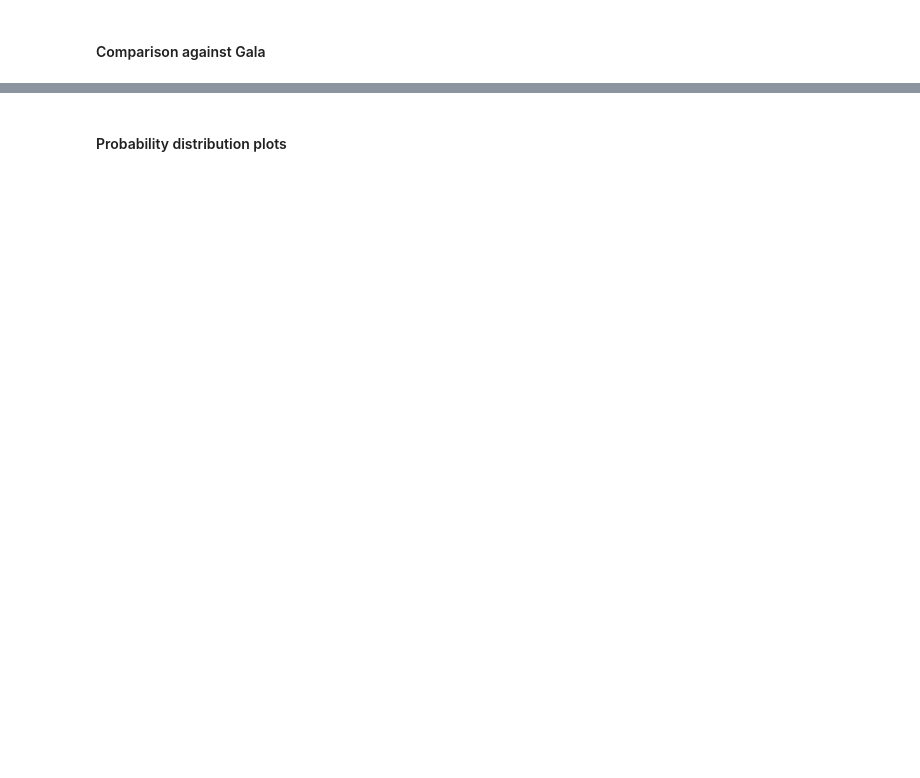
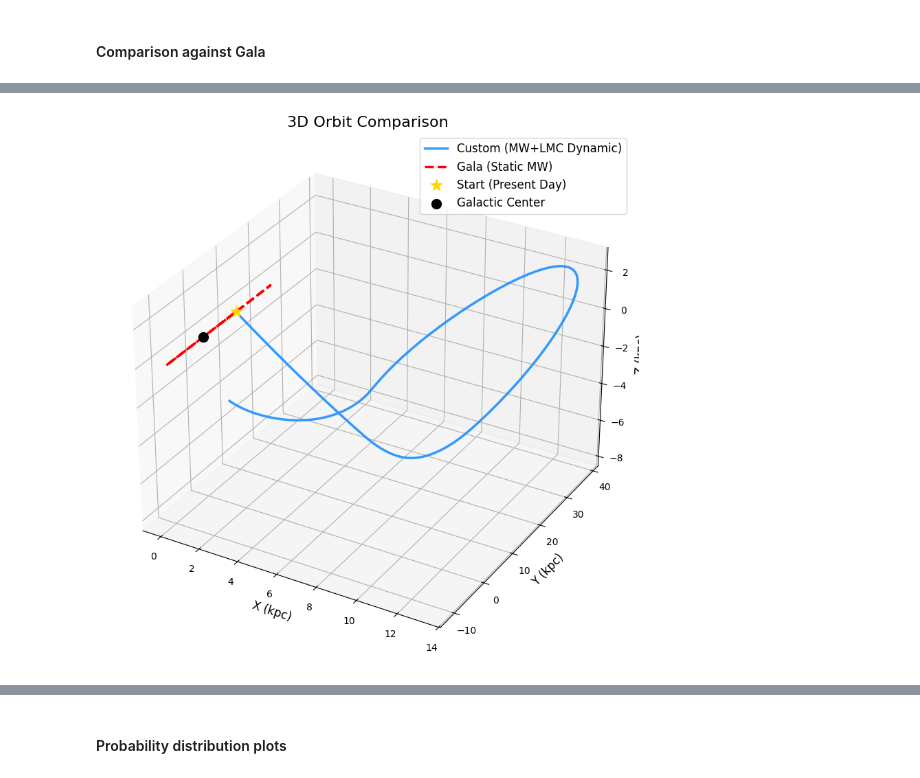
Before and after one commit to andrewqin29/hvs-integrator, a Jupyter notebook: notebooks/orbit_integration_mw_and_lmc.ipynb, the cells around one changed output, grey strips where cells are left out. Saved outputs shown, nothing was run; the diff lists cells and outputs as text; code cells hidden in the pictures; blank space fills up the shorter version.

```diff
--- a/notebooks/orbit_integration_mw_and_lmc.ipynb
+++ b/notebooks/orbit_integration_mw_and_lmc.ipynb
@@ -66,14 +66,15 @@ Successfully loaded and processed MW and LMC orbital data.
 # %% [markdown]
 #### Comparison against Gala
 # %%
-hvs_id = 4
-star_data = cartesian_df[cartesian_df['HVS'] == hvs_id].iloc[0]
+initial_pos = np.array([0, 10, 0])
+initial_vel = np.array([0, 0, 0]) # in km/s
 
-initial_pos_custom = star_data[['x', 'y', 'z']].values.astype(float)
-initial_vel_custom = star_data[['u', 'v', 'w']].values.astype(float) * KM_S_TO_KPC_MYR
+initial_pos_custom = initial_pos
+initial_vel_kpcmyr = initial_vel * KM_S_TO_KPC_MYR
+initial_vel_custom = initial_vel_kpcmyr
 
-initial_pos_gala = initial_pos_custom * u.kpc
-initial_vel_gala = star_data[['u', 'v', 'w']].values.astype(float) * u.km / u.s
+initial_pos_gala = initial_pos * u.kpc
+initial_vel_gala = initial_vel * u.km / u.s
 
 N_STEPS = 800
 DT = -0.5
@@ -99,6 +100,6 @@ print("Custom integration complete.")
 print("\nIntegrating orbit with Gala's static MilkyWayPotential...")
 gala_potential = gp.MilkyWayPotential()
 initial_phasespace_gala = gd.PhaseSpacePosition(pos=initial_pos_gala, vel=initial_vel_gala)
-gala_orbit = gala_potential.integrate_orbit(initial_phasespace_gala, dt=DT*u.Myr, n_steps=N_STEPS-1)
+gala_orbit = gala_potential.integrate_orbit(initial_phasespace_gala, dt=DT*u.Myr, n_steps=N_STEPS-1, Integrator=gi.LeapfrogIntegrator)
 print("Gala integration complete.")
 # %% [output]
@@ -105,0 +112,77 @@ ValueError: operands could not be broadcast together with shapes (5,) (115,)
+# %%
+fig_3d = plt.figure(figsize=(12, 10))
+ax_3d = fig_3d.add_subplot(111, projection='3d')
+
+# Custom orbit
+ax_3d.plot(custom_orbit[:, 0], custom_orbit[:, 1], custom_orbit[:, 2],
+           label='Custom (MW+LMC Dynamic)', lw=2.5, color='dodgerblue', alpha=0.9)
+# Gala orbit
+ax_3d.plot(gala_orbit.x, gala_orbit.y, gala_orbit.z,
+           label='Gala (Static MW)', lw=2.5, color='red', linestyle='--')
+
+# Mark start and end points
+ax_3d.scatter(initial_pos_custom[0], initial_pos_custom[1], initial_pos_custom[2],
+              color='gold', s=150, marker='*', label='Start (Present Day)', zorder=5)
+ax_3d.scatter(0, 0, 0, color='black', s=100, marker='o', label='Galactic Center')
+
+ax_3d.set_xlabel("X (kpc)", fontsize=12)
+ax_3d.set_ylabel("Y (kpc)", fontsize=12)
+ax_3d.set_zlabel("Z (kpc)", fontsize=12)
+ax_3d.set_title(f"3D Orbit Comparison", fontsize=16)
+ax_3d.legend(fontsize=12)
+
+# 2d plots
+fig_2d, axes_2d = plt.subplots(1, 3, figsize=(20, 6.5))
+fig_2d.suptitle(f'2D Orbit Projections', fontsize=18)
+
+custom_label = 'Custom (MW+LMC)'
+gala_label = 'Gala (Static)'
+
+# XY Plane
+axes_2d[0].plot(custom_orbit[:, 0], custom_orbit[:, 1], lw=2, color='dodgerblue', label=custom_label)
+axes_2d[0].plot(gala_orbit.x.value, gala_orbit.y.value, lw=2, color='red', linestyle='--', label=gala_label)
+axes_2d[0].set_xlabel('X (kpc)', fontsize=12)
+axes_2d[0].set_ylabel('Y (kpc)', fontsize=12)
+axes_2d[0].set_title('XY Plane', fontsize=14)
+axes_2d[0].set_aspect('equal', 'box')
+axes_2d[0].grid(True, linestyle=':', alpha=0.6)
+
+# XZ Plane
+axes_2d[1].plot(custom_orbit[:, 0], custom_orbit[:, 2], lw=2, color='dodgerblue')
+axes_2d[1].plot(gala_orbit.x.value, gala_orbit.z.value, lw=2, color='red', linestyle='--')
+axes_2d[1].set_xlabel('X (kpc)', fontsize=12)
+axes_2d[1].set_ylabel('Z (kpc)', fontsize=12)
+axes_2d[1].set_title('XZ Plane', fontsize=14)
+axes_2d[1].set_aspect('equal', 'box')
+axes_2d[1].grid(True, linestyle=':', alpha=0.6)
+
+# YZ Plane
+axes_2d[2].plot(custom_orbit[:, 1], custom_orbit[:, 2], lw=2, color='dodgerblue')
+axes_2d[2].plot(gala_orbit.y.value, gala_orbit.z.value, lw=2, color='red', linestyle='--')
+axes_2d[2].set_xlabel('Y (kpc)', fontsize=12)
+axes_2d[2].set_ylabel('Z (kpc)', fontsize=12)
+axes_2d[2].set_title('YZ Plane', fontsize=14)
+axes_2d[2].set_aspect('equal', 'box')
+axes_2d[2].grid(True, linestyle=':', alpha=0.6)
+
+handles, labels = axes_2d[0].get_legend_handles_labels()
+fig_2d.legend(handles, labels, loc='upper center', bbox_to_anchor=(0.5, 0.96), ncol=2, fontsize=12)
+plt.tight_layout(rect=[0, 0, 1, 0.90])
+plt.show()
+
+
+# --- Energy Conservation Plot ---
+plt.figure(figsize=(12, 6))
+plt.plot(times, energies, lw=2, color='dodgerblue')
+plt.title('Total Energy vs. Time (Custom Integrator)', fontsize=16)
+plt.xlabel('Time (Myr)', fontsize=12)
+plt.ylabel(r'Total Energy ($kpc^2 / Myr^2$)', fontsize=12)
+plt.grid(True, linestyle=':', alpha=0.7)
+plt.ylim(-1, 1)
+
+ax_energy = plt.gca()
+ax_energy.get_yaxis().get_major_formatter().set_useOffset(False)
+
+plt.show()
+# %% [output]
+[figure, added]
```
Also changed, not shown: parts of 4 cells of this notebook, 3 other files.
